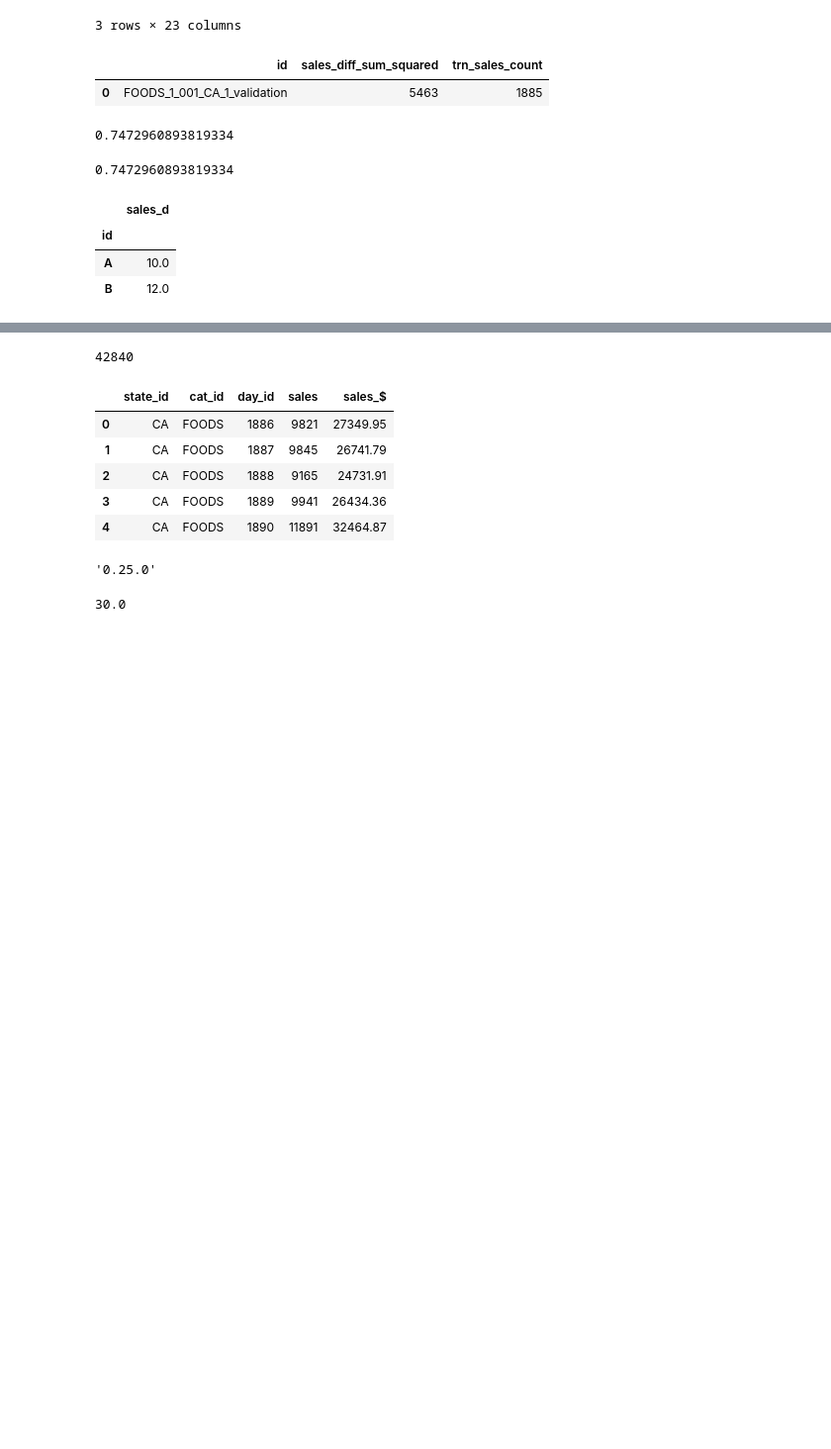
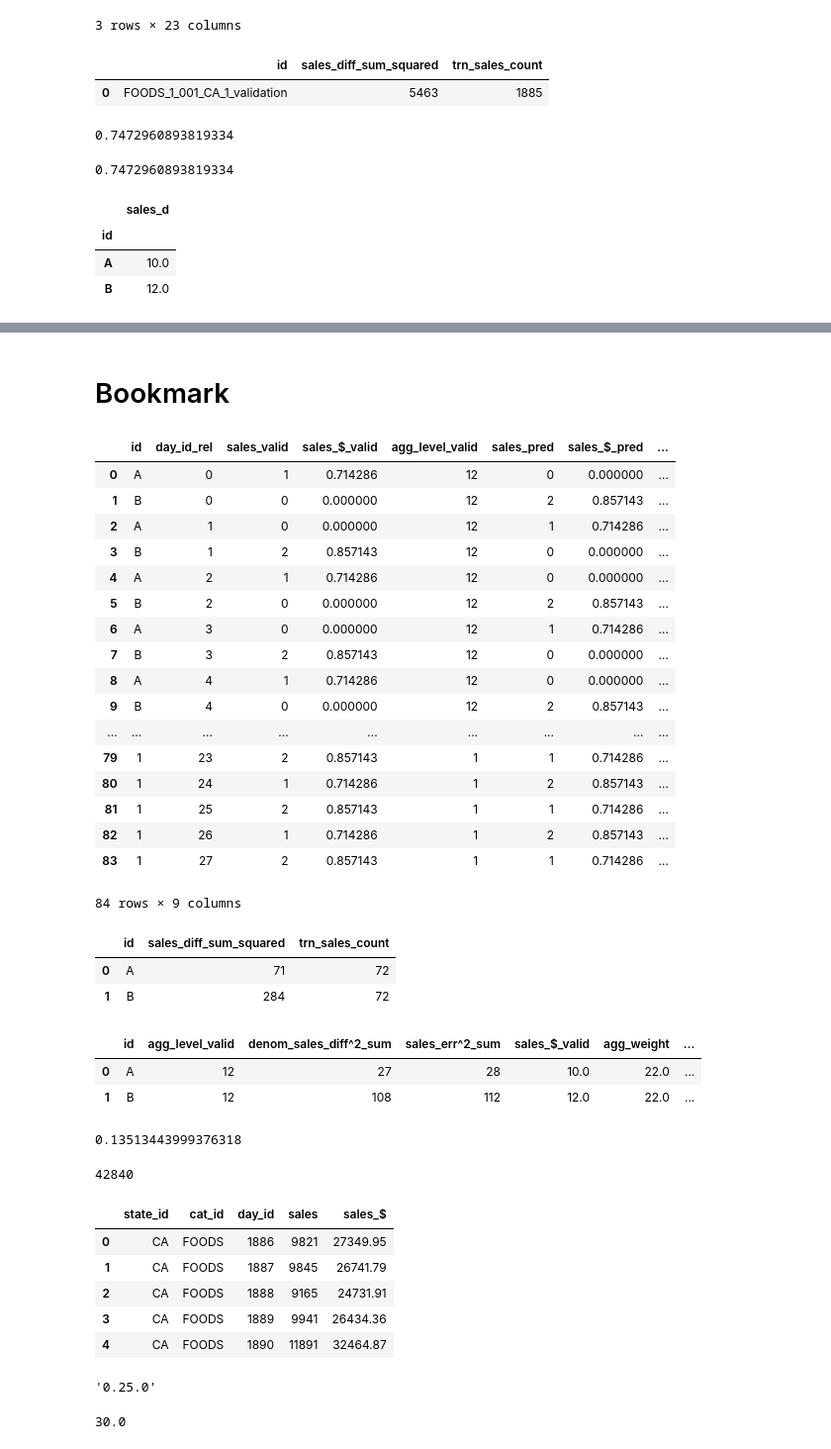
Before and after one commit to cluePrints/data-sci-fience, a Jupyter notebook: m5-forecasting-accuracy/0200. Model - Naive.ipynb, the cells around one changed output, grey strips where cells are left out. Shown: that part at 99% size. Drawn from its saved outputs; the diff is of its cells as text; code cells hidden in the pictures; blank space fills up the shorter version.

```diff
--- a/m5-forecasting-accuracy/0200. Model - Naive.ipynb
+++ b/m5-forecasting-accuracy/0200. Model - Naive.ipynb
@@ -215,13 +215,14 @@ def wrmsse_total(df_train, df_valid_w_aggs, df_pred_w_aggs, display=no_op):
                    on=['id', 'day_id_rel'],
                    suffixes=('_valid', '_pred')))
     t['daily_sales_err^2'] = (t['sales_valid'] - t['sales_pred']).pow(2)
+    display(t)
 
     t = t.groupby(['id', 'agg_level_valid'], as_index=False).agg({
         'sales_valid': lambda x: x.diff().pow(2).sum(),
         'daily_sales_err^2': lambda x: x.sum(),
         'sales_$_valid': 'sum'
     }).rename({
-        'sales_valid': 'sales_diff^2_sum',
+        'sales_valid': 'denom_sales_diff^2_sum',
         'daily_sales_err^2': 'sales_err^2_sum'
     }, axis=1)
     t['agg_weight'] = (t.groupby('agg_level_valid')
@@ -245,15 +246,16 @@ def wrmsse_total(df_train, df_valid_w_aggs, df_pred_w_aggs, display=no_op):
             'sales_count': 'trn_sales_count'
         }, axis=1)
     )
-    display(sales_diff_summs.head(1))
+    display(sales_diff_summs)
 
     t = t.merge(sales_diff_summs, on='id', validate='one_to_one')
+    display(t)
 
     h = 28
     n_series = 12
     t['rmsse'] = ((
                     (t['trn_sales_count']-1.0) * t['sales_err^2_sum'])/
-                    (h * t['sales_diff^2_sum'])
+                    (h * t['denom_sales_diff^2_sum'])
                  ).pow(0.5)
 
     # TODO: rmsse est for series with no sales - will not be a problem when coming from trn
@@ -319,0 +346,10 @@ t.head(1)
+# %%
+inversed_sales = (example_val
+    .groupby('id')['sales']
+    .transform(lambda x: x.max() - x)
+)
+example_val_inv = example_val.copy()
+example_val_inv['sales'] = inversed_sales
+example_val_inv['sales_$'] = example_val_inv['sales']*example_val_inv['sell_price']
+example_val_inv_w_aggs = with_aggregates(example_val_inv, agg_levels = example_agg_levels)
+example_val_inv_w_aggs.head()
@@ -320,3 +372,37 @@ t.head(1)
+# %% [markdown]
+# Bookmark
+# %%
+score = wrmsse_total(example_trn,
+                    example_val_w_aggs,
+                    example_val_inv_w_aggs,
+                    display=display)
+score
+# %% [output]
+|  | id | day_id_rel | sales_valid | sales_$_valid | agg_level_valid | sales_pred | sales_$_pred | ... |
+| 0 | A | 0 | 1 | 0.714286 | 12 | 0 | 0.000000 | ... |
+| 1 | B | 0 | 0 | 0.000000 | 12 | 2 | 0.857143 | ... |
+| 2 | A | 1 | 0 | 0.000000 | 12 | 1 | 0.714286 | ... |
+| 3 | B | 1 | 2 | 0.857143 | 12 | 0 | 0.000000 | ... |
+| 4 | A | 2 | 1 | 0.714286 | 12 | 0 | 0.000000 | ... |
+| 5 | B | 2 | 0 | 0.000000 | 12 | 2 | 0.857143 | ... |
+| 6 | A | 3 | 0 | 0.000000 | 12 | 1 | 0.714286 | ... |
+| 7 | B | 3 | 2 | 0.857143 | 12 | 0 | 0.000000 | ... |
+| 8 | A | 4 | 1 | 0.714286 | 12 | 0 | 0.000000 | ... |
+| 9 | B | 4 | 0 | 0.000000 | 12 | 2 | 0.857143 | ... |
+| ... | ... | ... | ... | ... | ... | ... | ... | ... |
+| 79 | 1 | 23 | 2 | 0.857143 | 1 | 1 | 0.714286 | ... |
+| 80 | 1 | 24 | 1 | 0.714286 | 1 | 2 | 0.857143 | ... |
+| 81 | 1 | 25 | 2 | 0.857143 | 1 | 1 | 0.714286 | ... |
+| 82 | 1 | 26 | 1 | 0.714286 | 1 | 2 | 0.857143 | ... |
+| 83 | 1 | 27 | 2 | 0.857143 | 1 | 1 | 0.714286 | ... |
+84 rows × 9 columns
+|  | id | sales_diff_sum_squared | trn_sales_count |
+| 0 | A | 71 | 72 |
+| 1 | B | 284 | 72 |
+|  | id | agg_level_valid | denom_sales_diff^2_sum | sales_err^2_sum | sales_$_valid | agg_weight | ... |
+| 0 | A | 12 | 27 | 28 | 10.0 | 22.0 | ... |
+| 1 | B | 12 | 108 | 112 | 12.0 | 22.0 | ... |
+0.13513443999376318
 # %%
 agg_series_counts = (df_valid_w_aggs.query('day_id == 1886')
     [['id', 'item_id', 'dept_id', 'cat_id', 'store_id', 'agg_level', 'state_id']]
```
Also changed, not shown: parts of 9 cells of this notebook.
